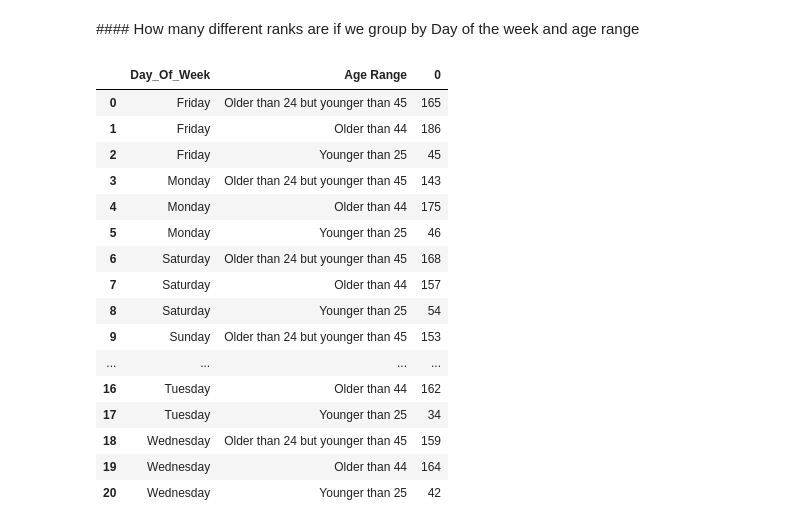
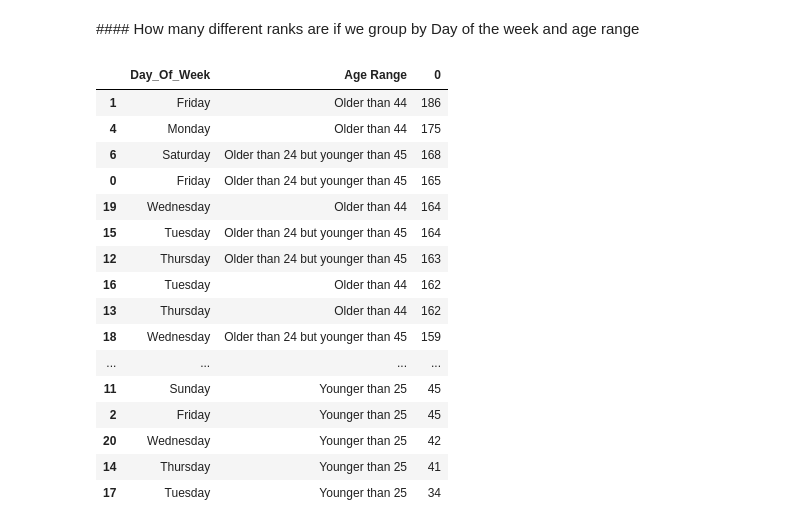
Before and after one commit to pepebonet/Intermediate_Python_BBA, a Jupyter notebook: Class_1/scripts/Code_class_1_2.ipynb, the cells around one changed output. Cells and saved outputs as stored; diff of their text form; code cells hidden in the pictures.

```diff
--- a/Class_1/scripts/Code_class_1_2.ipynb
+++ b/Class_1/scripts/Code_class_1_2.ipynb
@@ -18,7 +18,7 @@ import pandas as pd
 # %% [markdown]
 ##### Loading a dataset allows us to use it along the notebook with the variable name that we attach to it
 # %%
-df = pd.read_csv('../../datasets/police_deaths_USA_v6.csv', sep=',')
+df = pd.read_csv('../../datasets/police_deaths_USA_v6.csv')
 # %%
 df.head(4)
 # %% [output]
@@ -326,2 +339,4 @@ Name: Age Range, dtype: int64
 # %% [markdown]
 ## 6. Lambda
+# %%
+df = df.assign(Corrected_age_2 = lambda x: x['Age'] - 2)
@@ -328,3 +349,3 @@ Name: Age Range, dtype: int64
 # %%
-df = df.assign(Percentage = lambda x: (x['Age'] / 80 * 100))
+df = df.assign(Percentage = lambda x: x['Age'] / 80 * 100)
 # %%
@@ -353,22 +372,22 @@ df.groupby('Day_Of_Week').apply(lambda x: x['Age Range'].value_counts())
 # %% [markdown]
 #### How many different ranks are if we group by Day of the week and age range
 # %%
-pd.DataFrame(df.groupby(['Day_Of_Week', 'Age Range']).apply(lambda x: x['Rank'].nunique())).reset_index()
+pd.DataFrame(df.groupby(['Day_Of_Week', 'Age Range']).apply(lambda x: x['Rank'].nunique())).reset_index().sort_values(0, ascending=False)
 # %% [output]
 |  | Day_Of_Week | Age Range | 0 |
+| 1 | Friday | Older than 44 | 186 |
+| 4 | Monday | Older than 44 | 175 |
+| 6 | Saturday | Older than 24 but younger than 45 | 168 |
 | 0 | Friday | Older than 24 but younger than 45 | 165 |
-| 1 | Friday | Older than 44 | 186 |
+| 19 | Wednesday | Older than 44 | 164 |
+| 15 | Tuesday | Older than 24 but younger than 45 | 164 |
+| 12 | Thursday | Older than 24 but younger than 45 | 163 |
+| 16 | Tuesday | Older than 44 | 162 |
+| 13 | Thursday | Older than 44 | 162 |
+| 18 | Wednesday | Older than 24 but younger than 45 | 159 |
+| ... | ... | ... | ... |
+| 11 | Sunday | Younger than 25 | 45 |
 | 2 | Friday | Younger than 25 | 45 |
-| 3 | Monday | Older than 24 but younger than 45 | 143 |
-| 4 | Monday | Older than 44 | 175 |
-| 5 | Monday | Younger than 25 | 46 |
-| 6 | Saturday | Older than 24 but younger than 45 | 168 |
-| 7 | Saturday | Older than 44 | 157 |
-| 8 | Saturday | Younger than 25 | 54 |
-| 9 | Sunday | Older than 24 but younger than 45 | 153 |
-| ... | ... | ... | ... |
-| 16 | Tuesday | Older than 44 | 162 |
+| 20 | Wednesday | Younger than 25 | 42 |
+| 14 | Thursday | Younger than 25 | 41 |
 | 17 | Tuesday | Younger than 25 | 34 |
-| 18 | Wednesday | Older than 24 but younger than 45 | 159 |
-| 19 | Wednesday | Older than 44 | 164 |
-| 20 | Wednesday | Younger than 25 | 42 |
```
Also changed, not shown: parts of 6 cells of this notebook.
